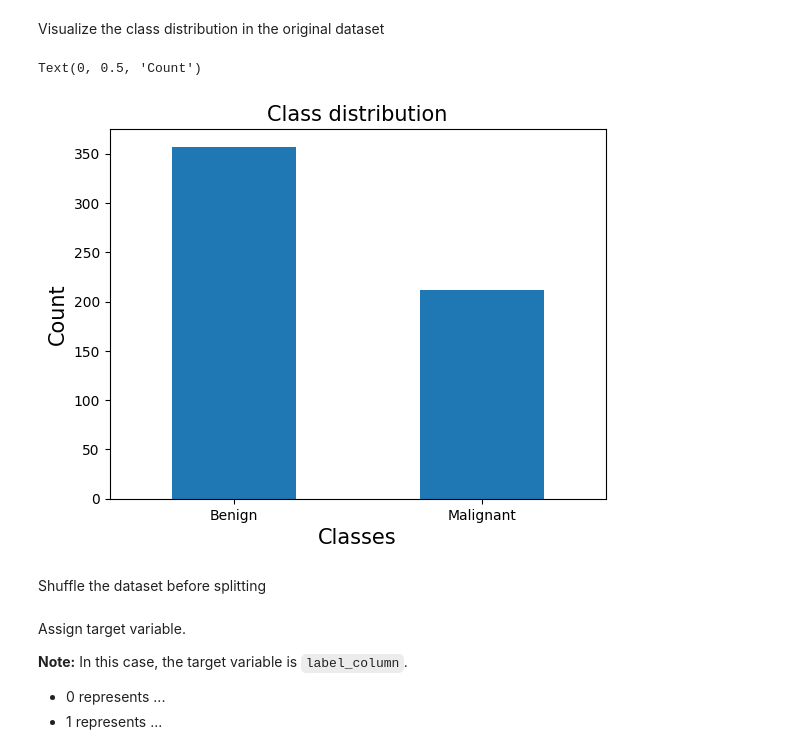
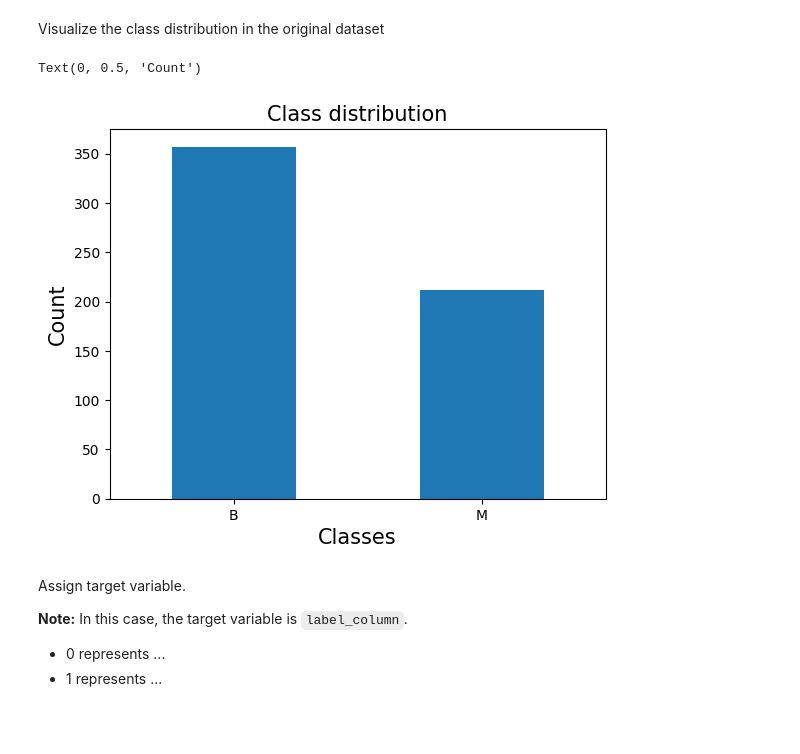
Before and after one commit to duyphuc0701/Project2-AI-Decision-Tree, a Jupyter notebook: breast_cancer/breast_cancer.ipynb, the cells around one changed output. Cells and saved outputs as stored; diff of their text form; code cells hidden in the pictures; blank space fills up the shorter version.

```diff
--- a/breast_cancer/breast_cancer.ipynb
+++ b/breast_cancer/breast_cancer.ipynb
@@ -155,13 +140,11 @@ data1.head()
 # %% [markdown]
 Visualize the class distribution in the original dataset
 # %%
-data1["diagnosis"].value_counts(sort=True).plot(kind='bar')
+data["diagnosis"].value_counts(sort=True).plot(kind='bar')
 plt.title('Class distribution', fontsize = 15)
 plt.xlabel('Classes', fontsize = 15)
-plt.xticks(ticks=[0, 1], labels=['Benign', 'Malignant'], rotation=360)
+plt.xticks(rotation=360)
 plt.ylabel('Count', fontsize = 15)
 # %% [output]
 Text(0, 0.5, 'Count')
-[figure, old version]
+[figure, new version]
-# %% [markdown]
-Shuffle the dataset before splitting
```
Also changed, not shown: parts of 8 cells of this notebook, 8 other files.
